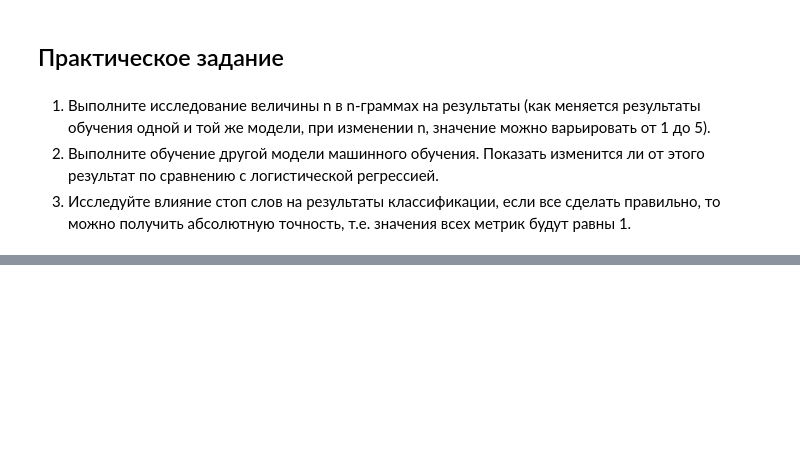
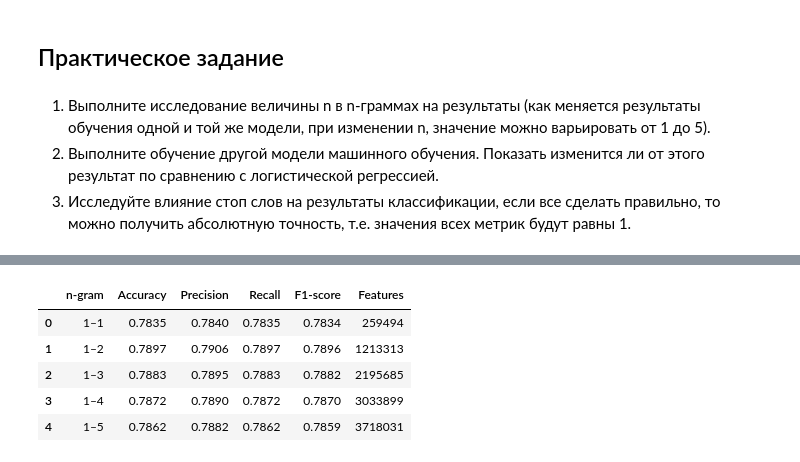
Before and after one commit to ProgKenhy/bfu_nlp_labs, a Jupyter notebook: labs/lab_2/Практика_02_TF-IDF.ipynb, the cells around one changed output, grey strips where cells are left out. Cells and saved outputs as stored; diff of their text form; code cells hidden in the pictures; blank space fills up the shorter version.

```diff
--- a/labs/lab_2/Практика_02_TF-IDF.ipynb
+++ b/labs/lab_2/Практика_02_TF-IDF.ipynb
@@ -427,0 +507,11 @@ Wall time: 2min 52s
+# %%
+def fit_and_check(smart_vectorizer):
+    smart_vectorized_x_train = smart_vectorizer.fit_transform(x_train)
+
+    clf = LogisticRegression(random_state=88, max_iter=1000)
+    clf.fit(smart_vectorized_x_train, y_train)
+
+    smart_vectorized_x_test = smart_vectorizer.transform(x_test)
+
+    pred = clf.predict(smart_vectorized_x_test)
+    print(classification_report(y_test, pred))
@@ -427,0 +584,16 @@ Wall time: 2min 52s
+# %%
+df_results = pd.DataFrame(results)
+
+df_results.style.format({
+    "Accuracy": "{:.4f}",
+    "Precision": "{:.4f}",
+    "Recall": "{:.4f}",
+    "F1-score": "{:.4f}"
+}).background_gradient(cmap="Blues")
+# %% [output]
+|  | n-gram | Accuracy | Precision | Recall | F1-score | Features |
+| 0 | 1–1 | 0.7835 | 0.7840 | 0.7835 | 0.7834 | 259494 |
+| 1 | 1–2 | 0.7897 | 0.7906 | 0.7897 | 0.7896 | 1213313 |
+| 2 | 1–3 | 0.7883 | 0.7895 | 0.7883 | 0.7882 | 2195685 |
+| 3 | 1–4 | 0.7872 | 0.7890 | 0.7872 | 0.7870 | 3033899 |
+| 4 | 1–5 | 0.7862 | 0.7882 | 0.7862 | 0.7859 | 3718031 |
```
Also changed, not shown: parts of 26 cells of this notebook.
